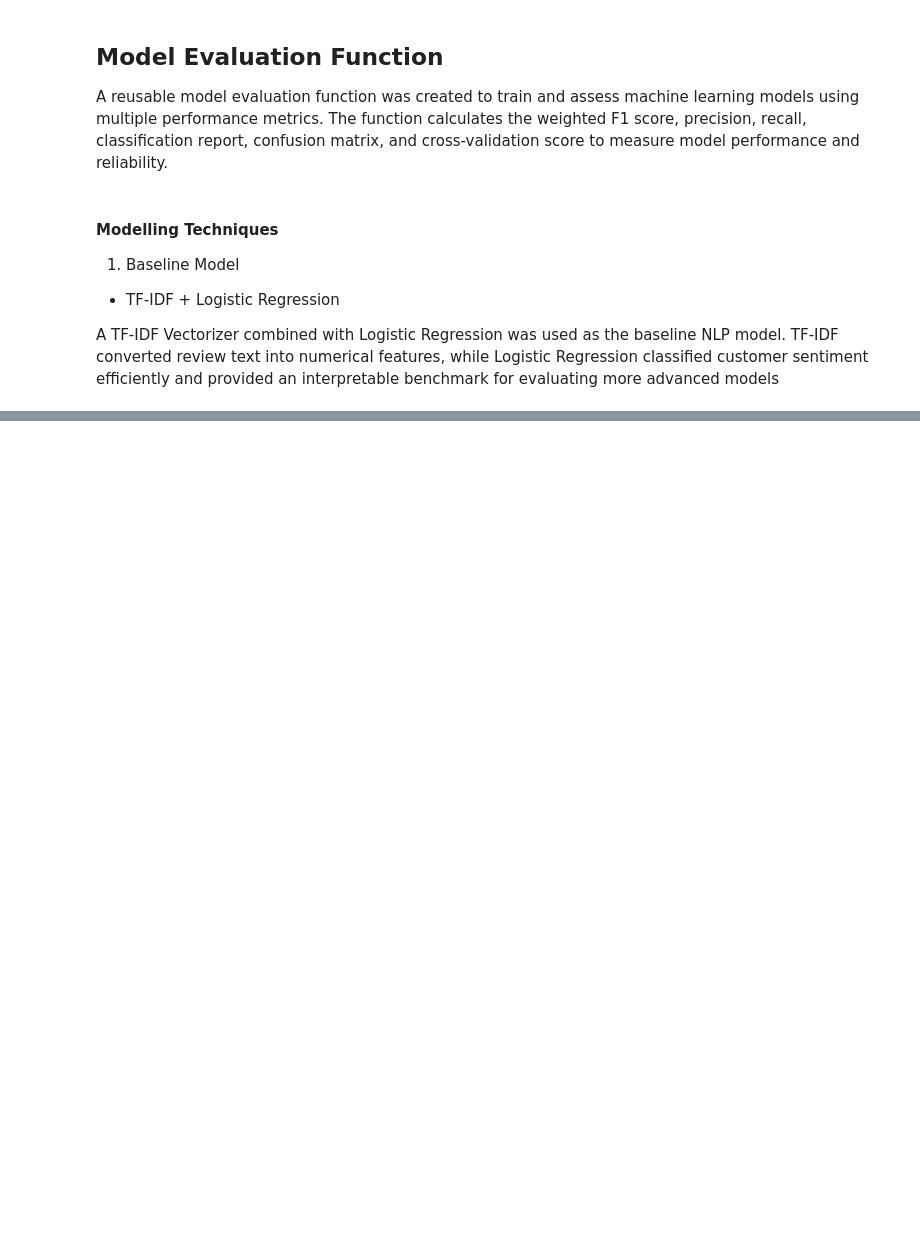
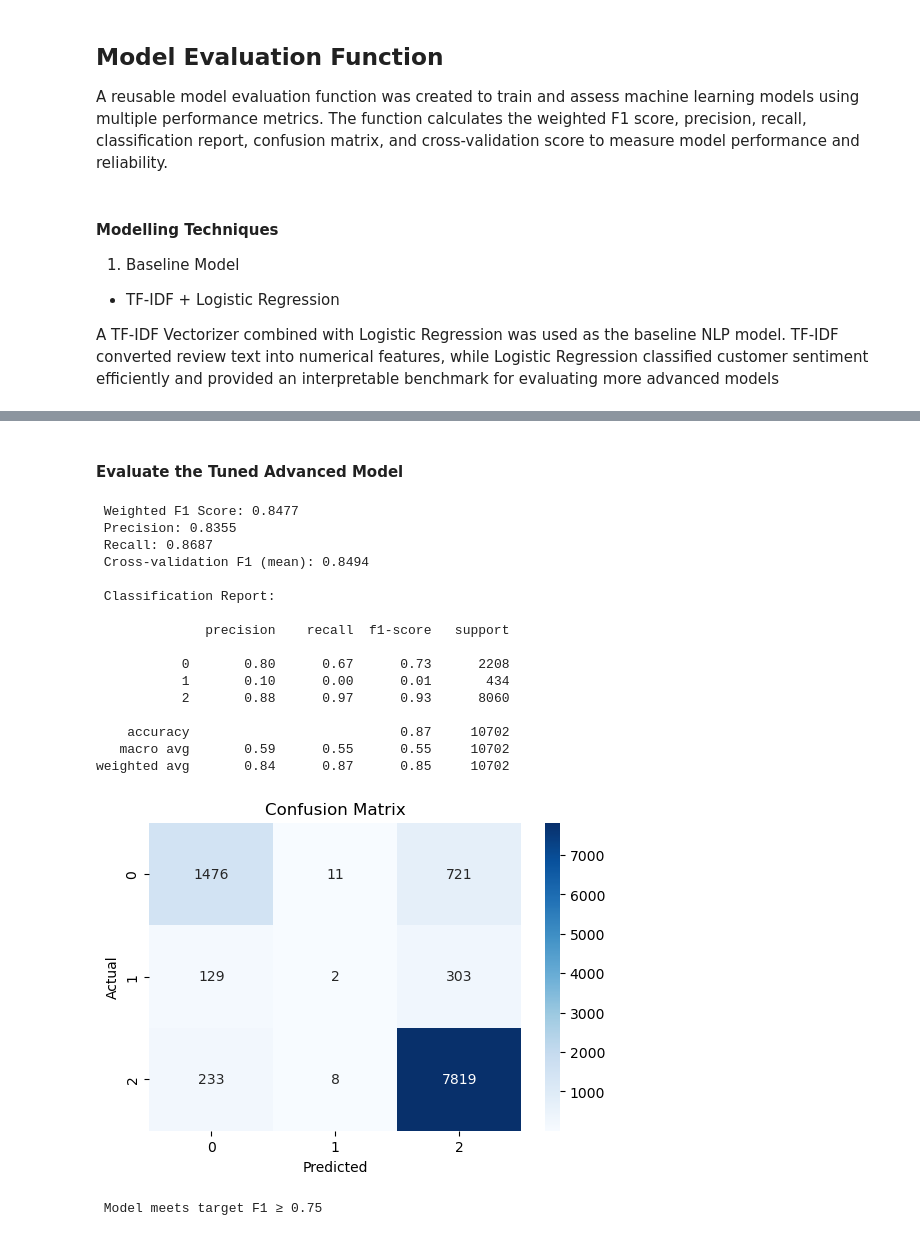
Before and after one commit to chepbree/Pesa-Salama-Classifier, a Jupyter notebook: notebooks/05.modelling.ipynb, the cells around one changed output, grey strips where cells are left out. Drawn from its saved outputs; the diff is of its cells as text; code cells hidden in the pictures; blank space fills up the shorter version.

```diff
--- a/notebooks/05.modelling.ipynb
+++ b/notebooks/05.modelling.ipynb
@@ -305,0 +327,11 @@ weighted avg       0.81      0.85      0.82     10702
+# %%
+advanced_pipeline = Pipeline([
+    ("tfidf", TfidfVectorizer(stop_words="english")),
+    ("xgb",   XGBClassifier(
+        objective="multi:softprob",
+        eval_metric="mlogloss",
+        use_label_encoder=False,
+        random_state=42,
+        n_jobs=-1
+    ))
+])
@@ -305,0 +364,21 @@ weighted avg       0.81      0.85      0.82     10702
+# %%
+cv = StratifiedKFold(n_splits=5, shuffle=True, random_state=42)
+
+search = RandomizedSearchCV(
+    estimator=advanced_pipeline,
+    param_distributions=param_dist,
+    n_iter=30,
+    scoring="f1_weighted",
+    cv=cv,
+    verbose=2,
+    n_jobs=-1,
+    random_state=42,
+    refit=True          # refit best estimator on full training set
+)
+
+search.fit(X_train, y_train)
+
+print("\nBest CV F1 (weighted):", round(search.best_score_, 4))
+print("\nBest Parameters:")
+for k, v in search.best_params_.items():
+    print(f"  {k}: {v}")
@@ -305,0 +404,28 @@ weighted avg       0.81      0.85      0.82     10702
+# %% [markdown]
+#### Evaluate the Tuned Advanced Model
+# %%
+advanced_results = evaluate_model(
+    search.best_estimator_,
+    X_train, X_test,
+    y_train, y_test,
+    model_name="Advanced XGBoost (Tuned)"
+)
+# %% [output]
+ Weighted F1 Score: 0.8477
+ Precision: 0.8355
+ Recall: 0.8687
+ Cross-validation F1 (mean): 0.8494
+
+ Classification Report:
+
+              precision    recall  f1-score   support
+
+           0       0.80      0.67      0.73      2208
+           1       0.10      0.00      0.01       434
+           2       0.88      0.97      0.93      8060
+
+    accuracy                           0.87     10702
+   macro avg       0.59      0.55      0.55     10702
+weighted avg       0.84      0.87      0.85     10702
+[figure, added]
+ Model meets target F1 ≥ 0.75
```
Also changed, not shown: parts of 31 cells of this notebook.
